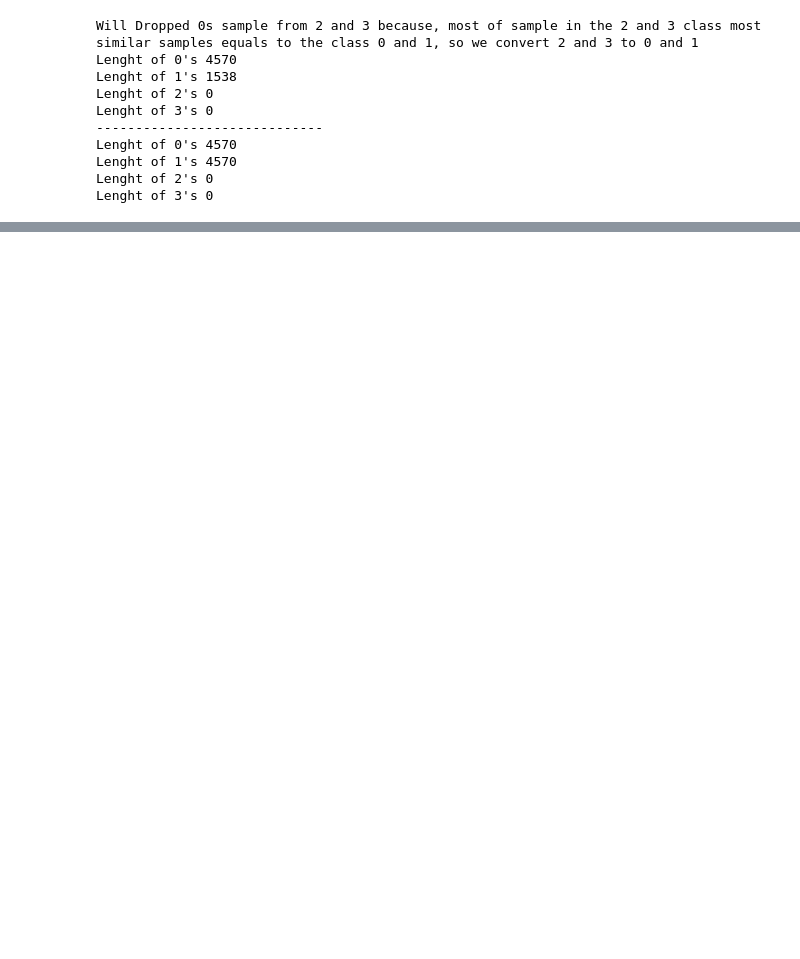
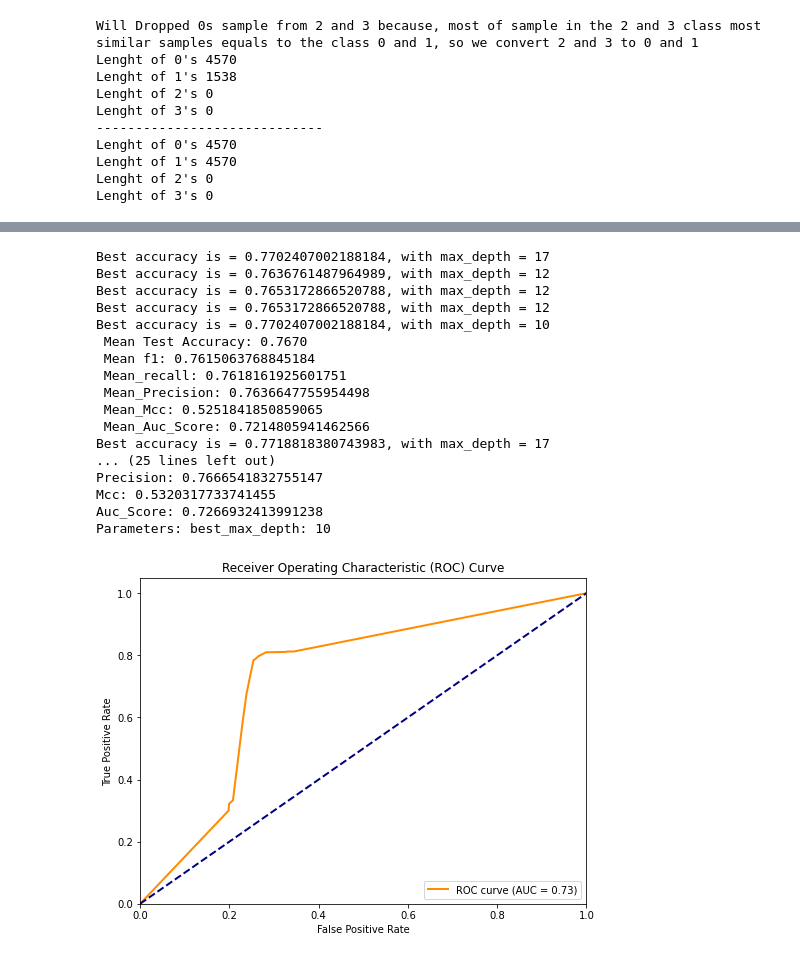
Before and after one commit to SeyitKoyuncu/CENG464-DataMining, a Jupyter notebook: CENG464_DataMiningProject_v1.ipynb, the cells around one changed output, grey strips where cells are left out. Drawn from its saved outputs; the diff is of its cells as text; code cells hidden in the pictures; blank space fills up the shorter version.

```diff
--- a/CENG464_DataMiningProject_v1.ipynb
+++ b/CENG464_DataMiningProject_v1.ipynb
@@ -1336,0 +1833,21 @@ Parameters: best_criterion: entropy, max_depth:30 fetaure len = 74
+# %%
+RunThePredictAlgorithm(oversampling_df2, 73, 'min-max', RFEFeatureElimination, DecisionTree, version_numer= 'V3')
+# %% [output]
+Best accuracy is = 0.7702407002188184, with max_depth = 17
+Best accuracy is = 0.7636761487964989, with max_depth = 12
+Best accuracy is = 0.7653172866520788, with max_depth = 12
+Best accuracy is = 0.7653172866520788, with max_depth = 12
+Best accuracy is = 0.7702407002188184, with max_depth = 10
+ Mean Test Accuracy: 0.7670
+ Mean f1: 0.7615063768845184
+ Mean_recall: 0.7618161925601751
+ Mean_Precision: 0.7636647755954498
+ Mean_Mcc: 0.5251841850859065
+ Mean_Auc_Score: 0.7214805941462566
+Best accuracy is = 0.7718818380743983, with max_depth = 17
+... (25 lines left out)
+Precision: 0.7666541832755147
+Mcc: 0.5320317733741455
+Auc_Score: 0.7266932413991238
+Parameters: best_max_depth: 10
+[figure, added]
```
Also changed, not shown: parts of 60 cells of this notebook, 30 other files.
